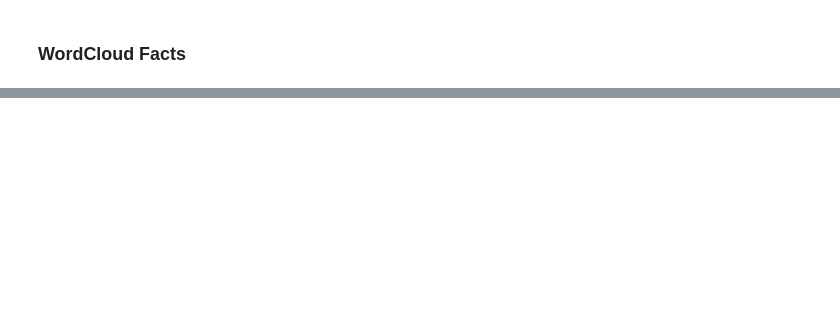
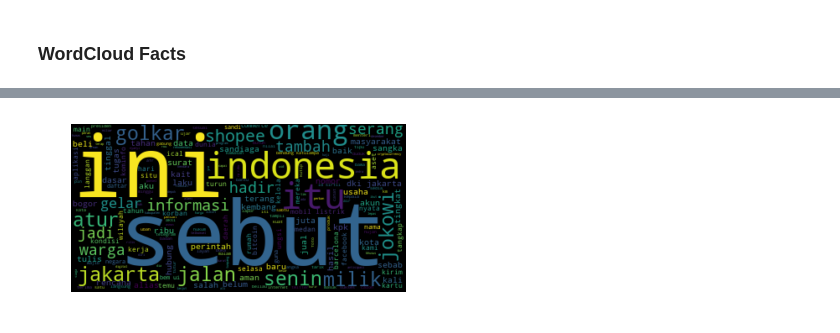
Before and after one commit to barliant/fnc-id, a Jupyter notebook: corpus/WordCloud.ipynb, the cells around one changed output, grey strips where cells are left out. Saved outputs shown, nothing was run; the diff lists cells and outputs as text; code cells hidden in the pictures; blank space fills up the shorter version.

```diff
--- a/corpus/WordCloud.ipynb
+++ b/corpus/WordCloud.ipynb
@@ -69,0 +78,8 @@ plt.show()
+# %%
+fact_stemmed = open('all_facts_stemmed.txt').read()
+wc = WordCloud().generate(fact_stemmed)
+plt.imshow(wc, interpolation='bilinear')
+plt.axis("off")
+plt.show()
+# %% [output]
+[figure, added]
```
Also changed, not shown: parts of 4 cells of this notebook, 20 other files.
